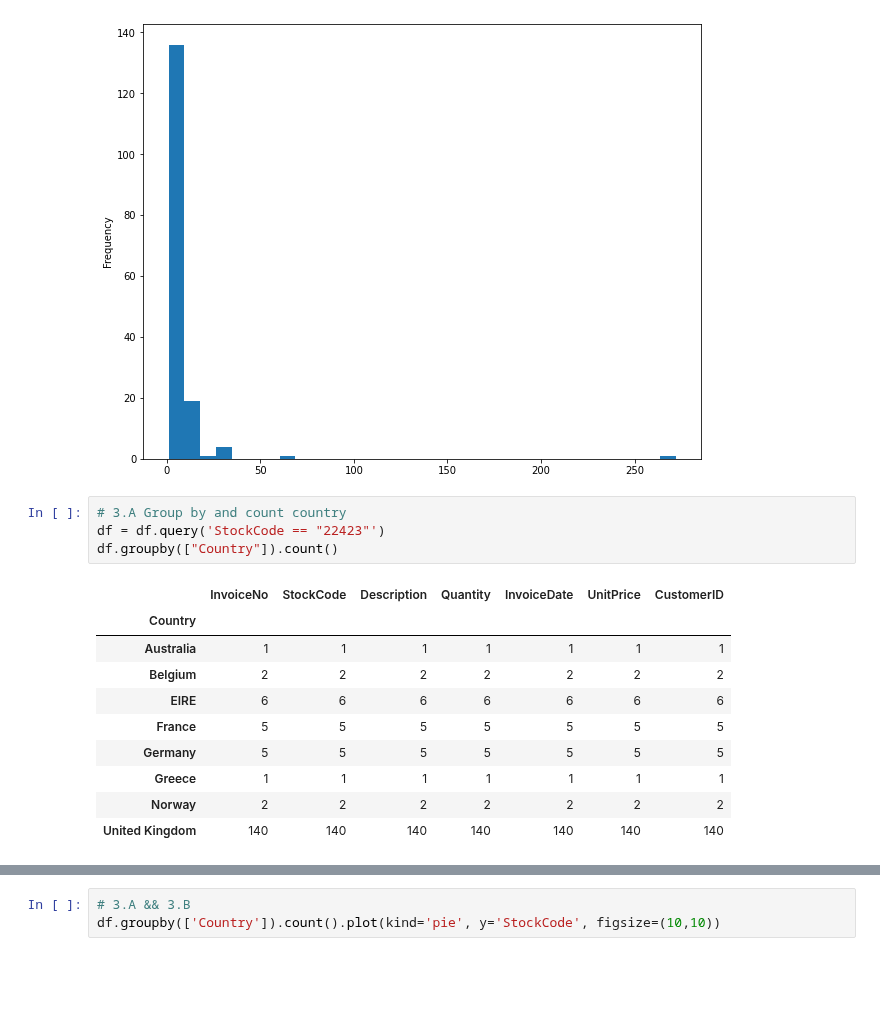
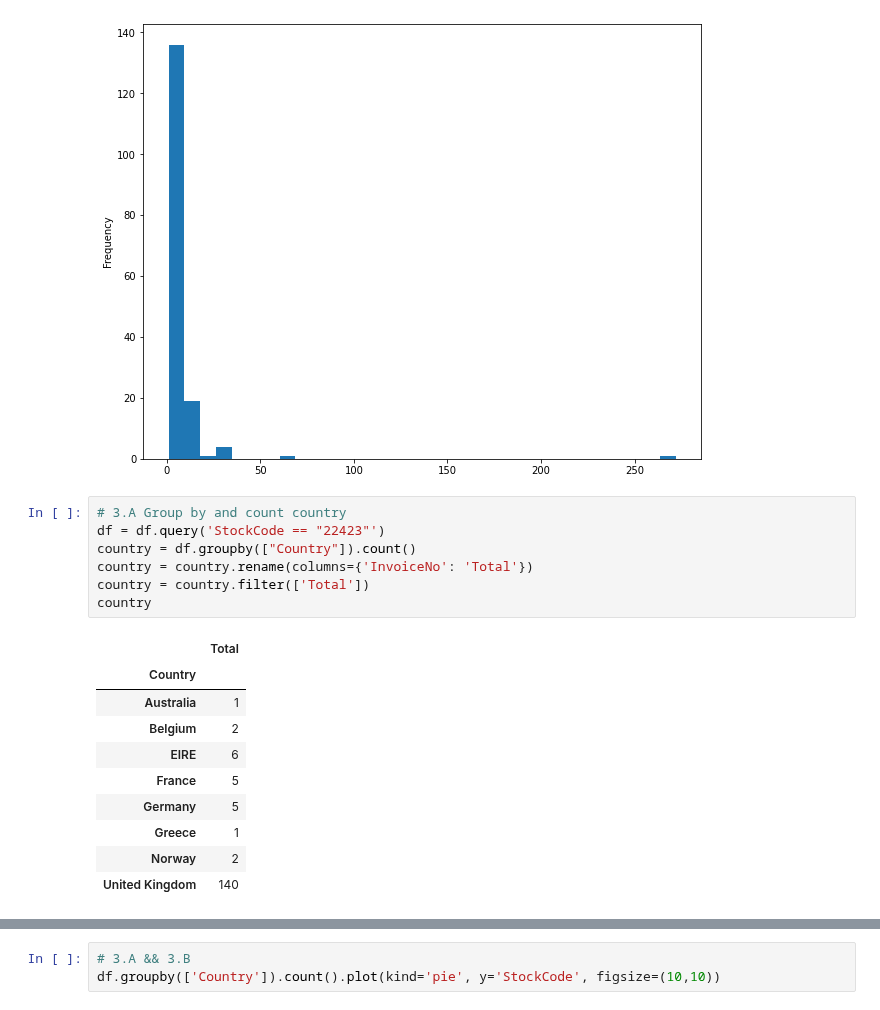
Before and after one commit to 4RSIM3R/ai-kuliah, a Jupyter notebook: statkom/quiz_pertama.ipynb, the cells around one changed output, grey strips where cells are left out. Cells and saved outputs as stored; diff of their text form; blank space fills up the shorter version.

```diff
--- a/statkom/quiz_pertama.ipynb
+++ b/statkom/quiz_pertama.ipynb
@@ -111,17 +112,20 @@ df["Quantity"].plot.hist(bins=32, figsize=(10, 8))
 # %%
 # 3.A Group by and count country
 df = df.query('StockCode == "22423"')
-df.groupby(["Country"]).count()
+country = df.groupby(["Country"]).count()
+country = country.rename(columns={'InvoiceNo': 'Total'})
+country = country.filter(['Total'])
+country
 # %% [output]
-|  | InvoiceNo | StockCode | Description | Quantity | InvoiceDate | UnitPrice | CustomerID |
-| Country |  |  |  |  |  |  |  |
-| Australia | 1 | 1 | 1 | 1 | 1 | 1 | 1 |
-| Belgium | 2 | 2 | 2 | 2 | 2 | 2 | 2 |
-| EIRE | 6 | 6 | 6 | 6 | 6 | 6 | 6 |
-| France | 5 | 5 | 5 | 5 | 5 | 5 | 5 |
-| Germany | 5 | 5 | 5 | 5 | 5 | 5 | 5 |
-| Greece | 1 | 1 | 1 | 1 | 1 | 1 | 1 |
-| Norway | 2 | 2 | 2 | 2 | 2 | 2 | 2 |
-| United Kingdom | 140 | 140 | 140 | 140 | 140 | 140 | 140 |
+|  | Total |
+| Country |  |
+| Australia | 1 |
+| Belgium | 2 |
+| EIRE | 6 |
+| France | 5 |
+| Germany | 5 |
+| Greece | 1 |
+| Norway | 2 |
+| United Kingdom | 140 |
 # %%
 # 3.B Get Percentage of each country
```
Also changed, not shown: parts of 4 cells of this notebook, 2 other files.
